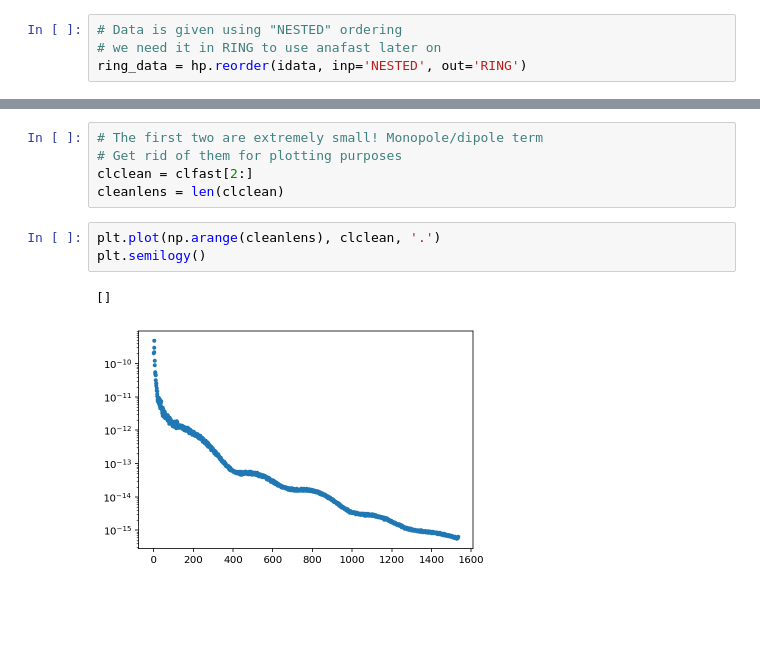
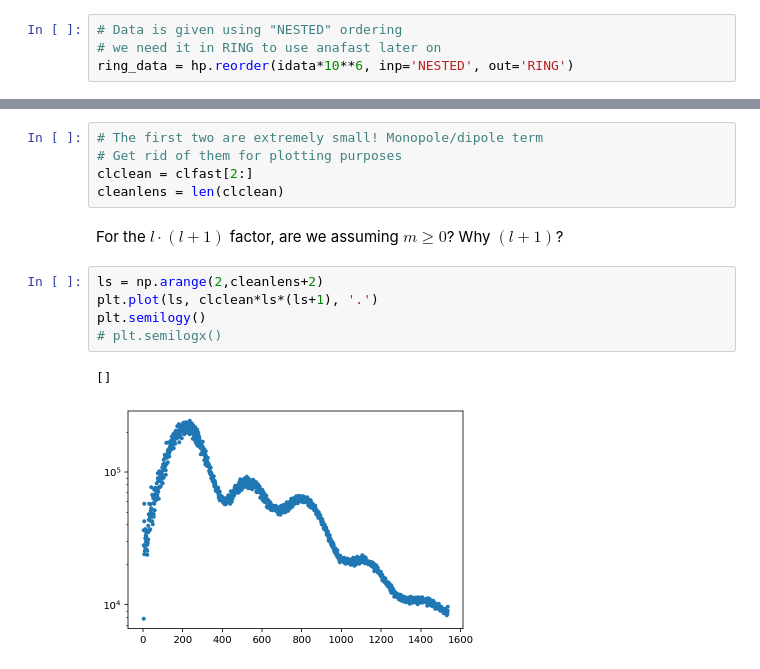
Before and after one commit to nallo97/lab3_astrolab, a Jupyter notebook: BasicAnalysis.ipynb, the cells around one changed output, grey strips where cells are left out. Cells and saved outputs as stored; diff of their text form; blank space fills up the shorter version.

Commit message:
l factors

```diff
--- a/BasicAnalysis.ipynb
+++ b/BasicAnalysis.ipynb
@@ -25,7 +25,7 @@ Data is given using "NESTED" ordering and we need it in "RING" (for anafast)
 # %%
 # Data is given using "NESTED" ordering
 # we need it in RING to use anafast later on
-ring_data = hp.reorder(idata, inp='NESTED', out='RING')
+ring_data = hp.reorder(idata*10**6, inp='NESTED', out='RING')
 # %% [markdown]
 There is a lot of data! For testing purposes, lower the quality down but we should not use this when actually doing analysis!
 # %%
@@ -48,9 +48,13 @@ clfast = hp.anafast(lesspretty)
 # Get rid of them for plotting purposes
 clclean = clfast[2:]
 cleanlens = len(clclean)
+# %% [markdown]
+For the $l\cdot(l+1)$ factor, are we assuming $m \geq 0$? Why $(l+1)$?
 # %%
-plt.plot(np.arange(cleanlens), clclean, '.')
+ls = np.arange(2,cleanlens+2)
+plt.plot(ls, clclean*ls*(ls+1), '.')
 plt.semilogy()
+# plt.semilogx()
 # %% [output]
 []
-[figure, old version]
+[figure, new version]
```
Also changed, not shown: parts of 1 cell of this notebook.
